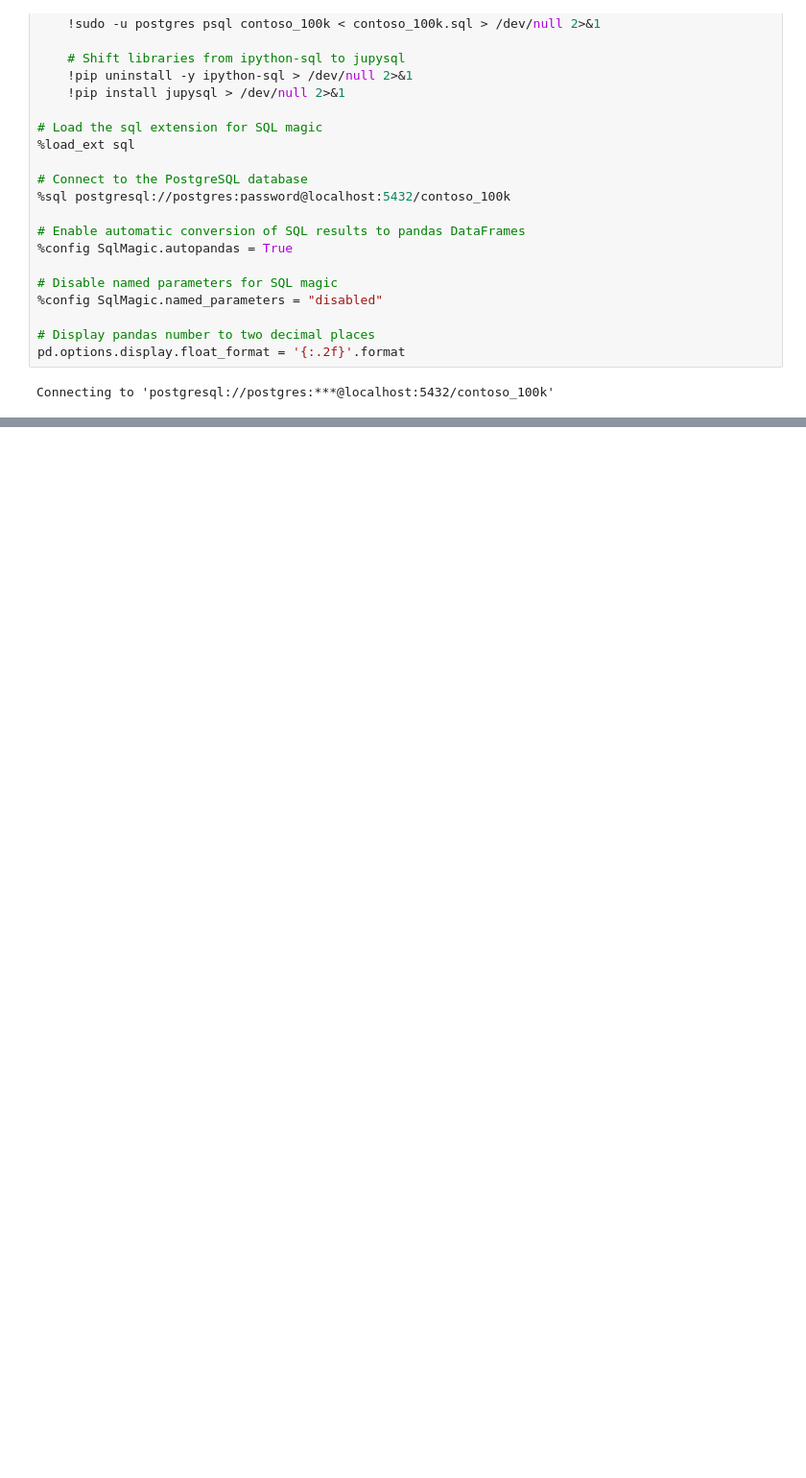
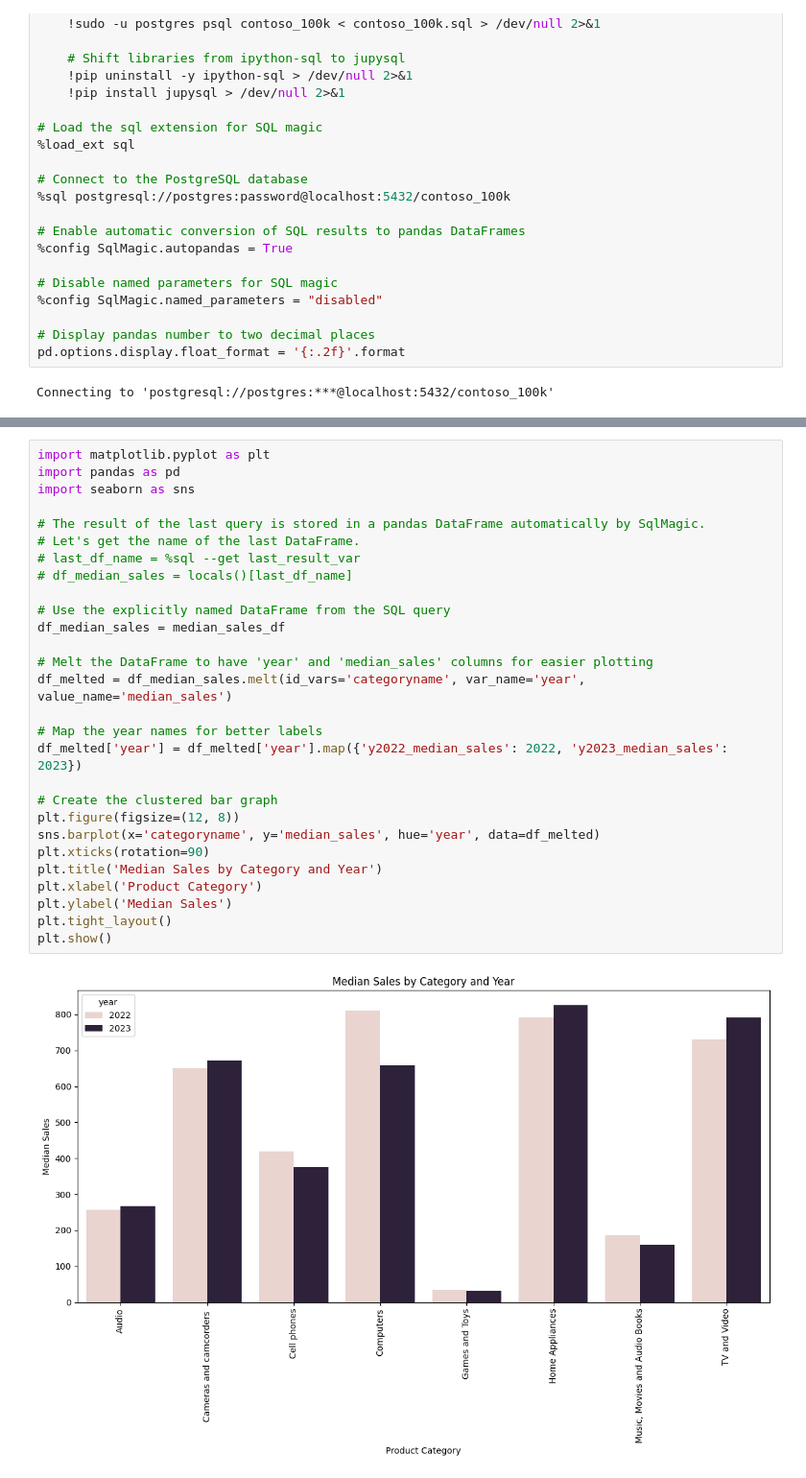
Before and after one commit to AryanPatel3625/Contoso_sales_analysis_using_advanced_sql, a Jupyter notebook: Resources/Blank_SQL_Notebook.ipynb, the cells around one changed output, grey strips where cells are left out. Shown: that part at 96% size. Cells and saved outputs as stored; diff of their text form; blank space fills up the shorter version.

```diff
--- a/Resources/Blank_SQL_Notebook.ipynb
+++ b/Resources/Blank_SQL_Notebook.ipynb
@@ -284,0 +285,30 @@ Running query in 'postgresql://postgres:***@localhost:5432/contoso_100k'
+# %%
+import matplotlib.pyplot as plt
+import pandas as pd
+import seaborn as sns
+
+# The result of the last query is stored in a pandas DataFrame automatically by SqlMagic.
+# Let's get the name of the last DataFrame.
+# last_df_name = %sql --get last_result_var
+# df_median_sales = locals()[last_df_name]
+
+# Use the explicitly named DataFrame from the SQL query
+df_median_sales = median_sales_df
+
+# Melt the DataFrame to have 'year' and 'median_sales' columns for easier plotting
+df_melted = df_median_sales.melt(id_vars='categoryname', var_name='year', value_name='median_sales')
+
+# Map the year names for better labels
+df_melted['year'] = df_melted['year'].map({'y2022_median_sales': 2022, 'y2023_median_sales': 2023})
+
+# Create the clustered bar graph
+plt.figure(figsize=(12, 8))
+sns.barplot(x='categoryname', y='median_sales', hue='year', data=df_melted)
+plt.xticks(rotation=90)
+plt.title('Median Sales by Category and Year')
+plt.xlabel('Product Category')
+plt.ylabel('Median Sales')
+plt.tight_layout()
+plt.show()
+# %% [output]
+[figure, added]
```
Also changed, not shown: parts of 20 cells of this notebook.
